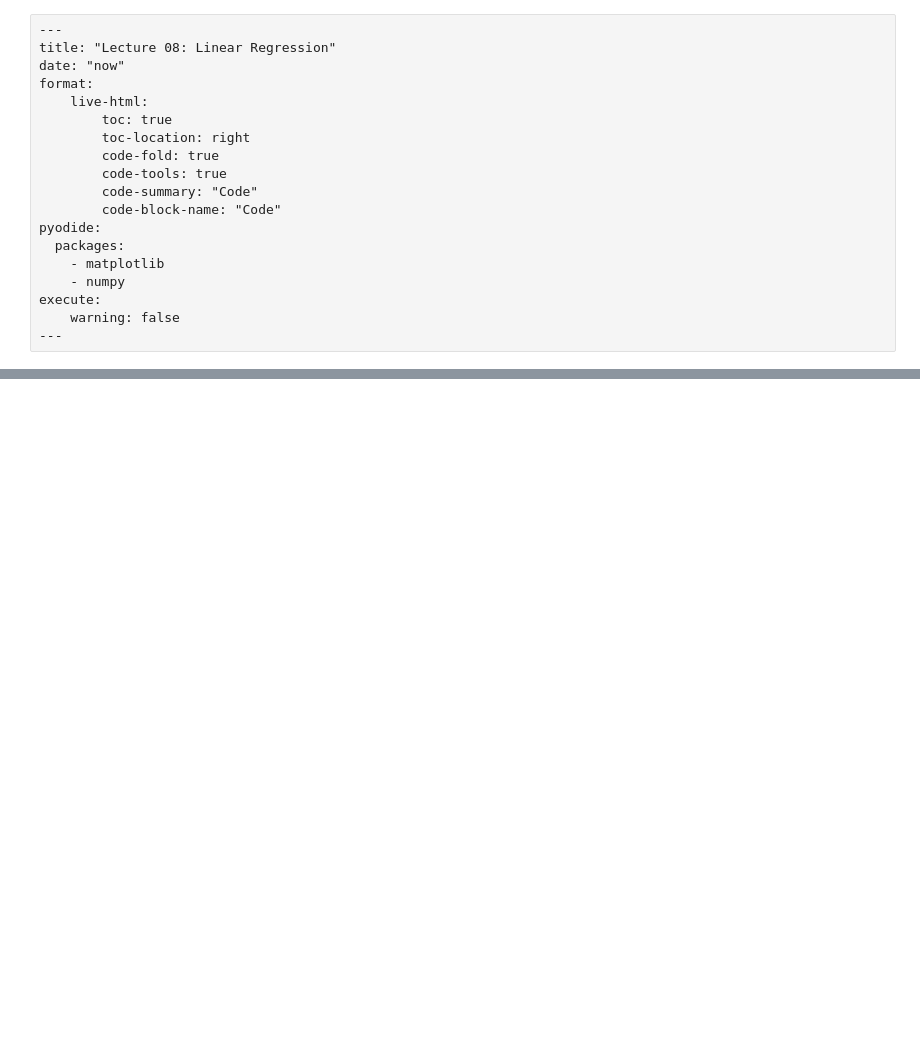
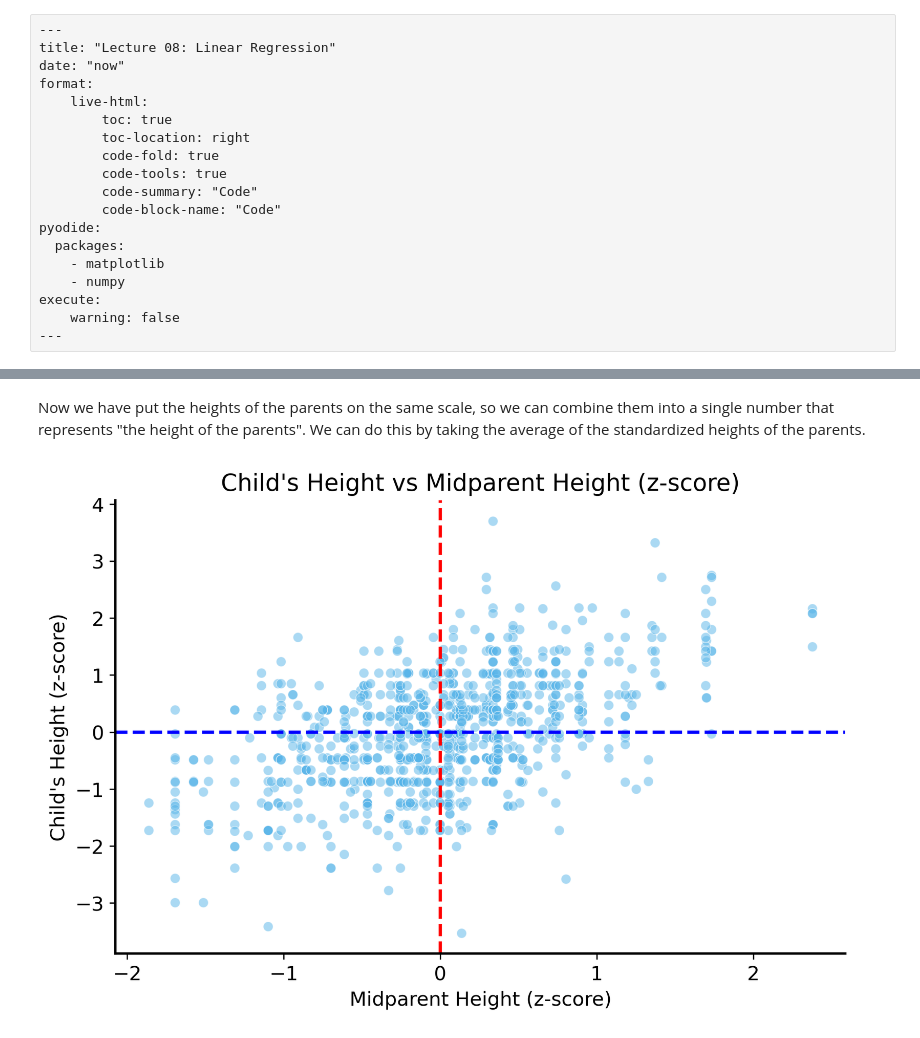
Before and after one commit to jrudoler-teaching/understanding-uncertainty, a Jupyter notebook: notebooks/lecture-08.ipynb, the cells around one changed output, grey strips where cells are left out. Saved outputs shown, nothing was run; the diff lists cells and outputs as text; code cells hidden in the pictures; blank space fills up the shorter version.

```diff
--- a/notebooks/lecture-08.ipynb
+++ b/notebooks/lecture-08.ipynb
@@ -33,0 +185,16 @@ Now that we've talked about inference in depth, it is time to talk about **predi
+# %% [markdown]
+Now we have put the heights of the parents on the same scale, so we can combine them into a single number that represents "the height of the parents". We can do this by taking the average of the standardized heights of the parents.
+# %%
+galton["midparent"] = (galton["mother_z"] + galton["father_z"]) / 2
+
+# plot the z-scores of the heights of children against the midparent z-scores
+plt.figure(figsize=(8, 5))
+sns.scatterplot(data=galton, x="midparent", y="height_z", alpha=0.5)
+plt.xlabel("Midparent Height (z-score)")
+plt.ylabel("Child's Height (z-score)")
+plt.axvline(0, color="red", linestyle="--")
+plt.axhline(0, color="blue", linestyle="--")
+plt.title("Child's Height vs Midparent Height (z-score)")
+plt.show()
+# %% [output]
+[figure, added]
```
Also changed, not shown: parts of 22 cells of this notebook, 13 other files.
